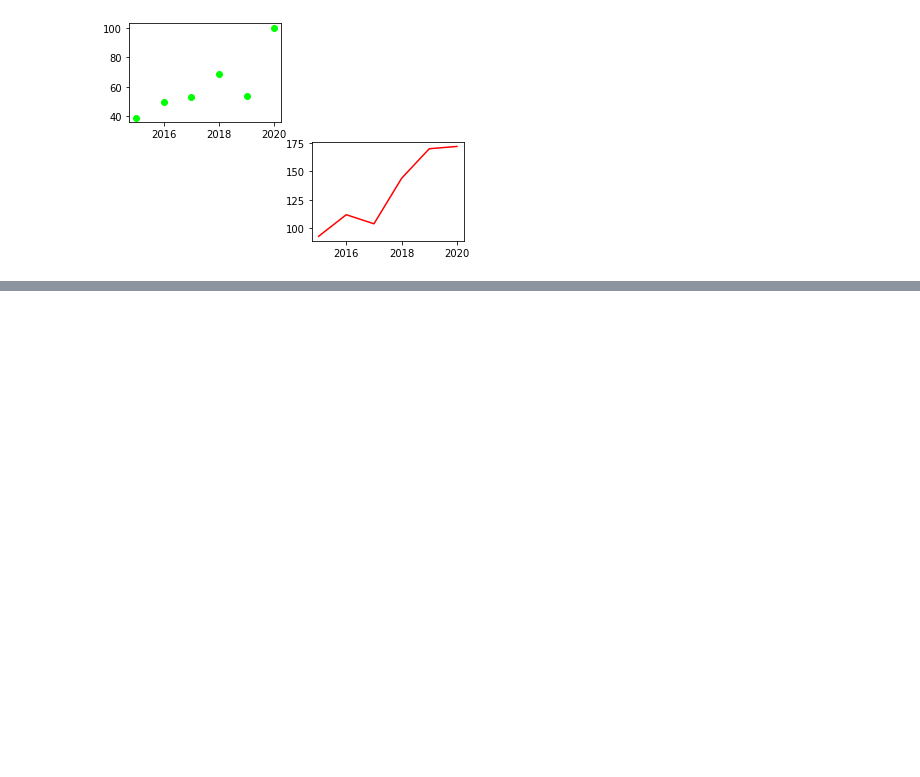
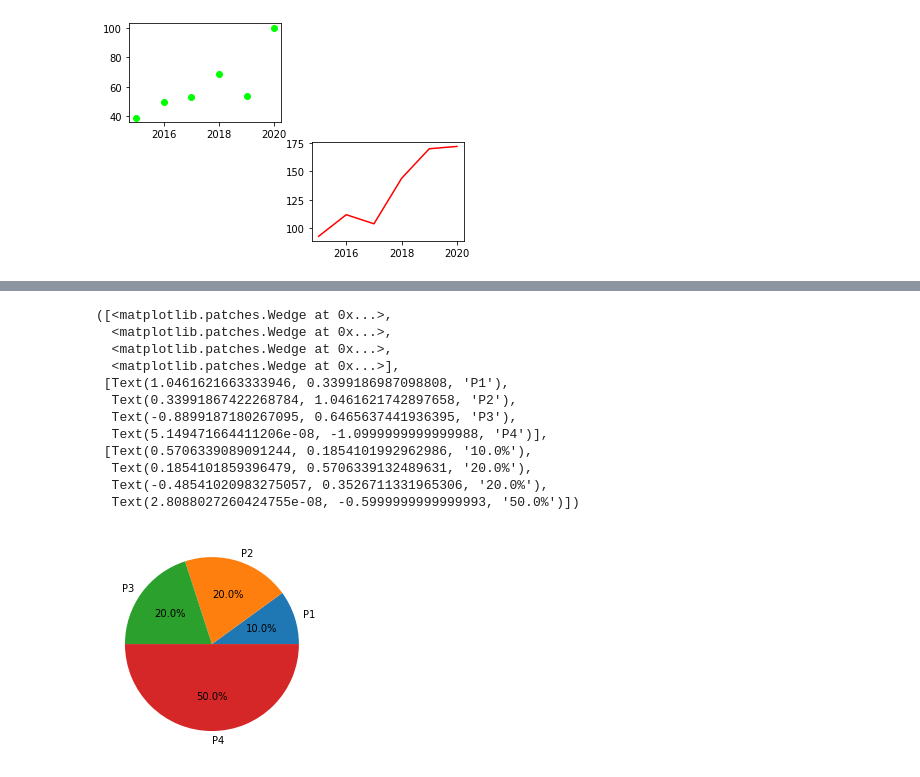
Before and after one commit to ChaouechOlfa/FormationUdemy, a Jupyter notebook: Matplotlib_tuto.ipynb, the cells around one changed output, grey strips where cells are left out. Cells and saved outputs as stored; diff of their text form; code cells hidden in the pictures; blank space fills up the shorter version.

```diff
--- a/Matplotlib_tuto.ipynb
+++ b/Matplotlib_tuto.ipynb
@@ -37,0 +73,19 @@ plt.plot(annee,prix_apple,label='Prix Apple',c='r')
+# %%
+#Dessiner Pie Chart
+produit=['P1','P2','P3','P4']
+vente=[10,20,20,50]
+plt.pie(vente,labels=produit,autopct='%1.1f%%')
+# %% [output]
+([<matplotlib.patches.Wedge at 0x...>,
+  <matplotlib.patches.Wedge at 0x...>,
+  <matplotlib.patches.Wedge at 0x...>,
+  <matplotlib.patches.Wedge at 0x...>],
+ [Text(1.0461621663333946, 0.3399186987098808, 'P1'),
+  Text(0.33991867422268784, 1.0461621742897658, 'P2'),
+  Text(-0.8899187180267095, 0.6465637441936395, 'P3'),
+  Text(5.149471664411206e-08, -1.0999999999999988, 'P4')],
+ [Text(0.5706339089091244, 0.1854101992962986, '10.0%'),
+  Text(0.1854101859396479, 0.5706339132489631, '20.0%'),
+  Text(-0.48541020983275057, 0.3526711331965306, '20.0%'),
+  Text(2.8088027260424755e-08, -0.5999999999999993, '50.0%')])
+[figure, added]
```
Also changed, not shown: parts of 4 cells of this notebook.
